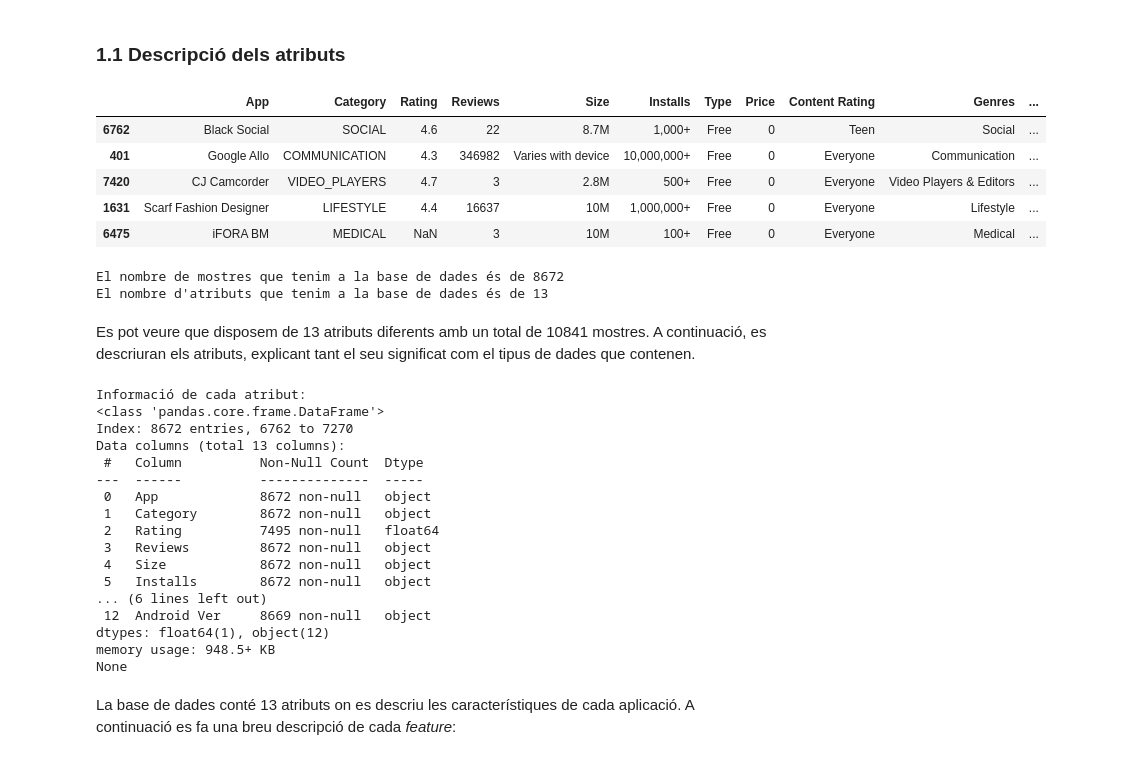
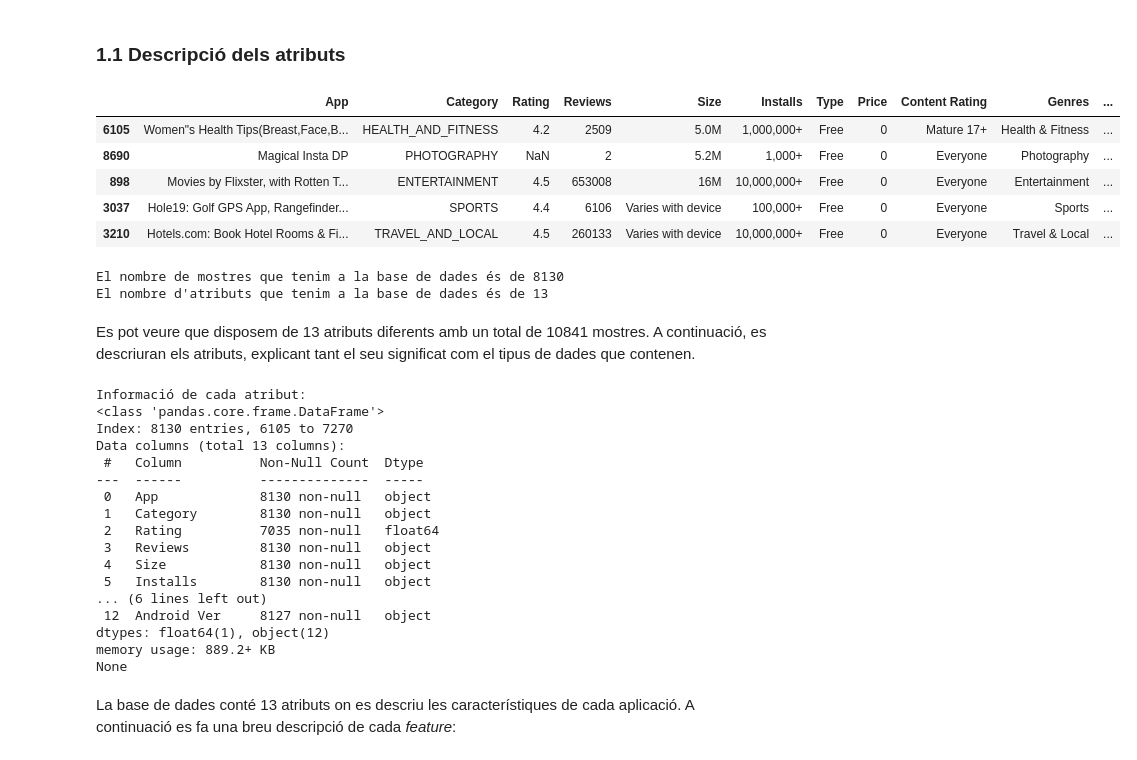
Before and after one commit to NIU1672001/Google-Play-Store-Apps, a Jupyter notebook: Google Play Store Apps.ipynb, the cells around one changed output. Cells and saved outputs as stored; diff of their text form; code cells hidden in the pictures.

```diff
--- a/Google Play Store Apps.ipynb
+++ b/Google Play Store Apps.ipynb
@@ -78,20 +78,20 @@ Per tant, en aquest apartat ens centrarem en una anàlisi exploratòria del data
 ### 1.1 Descripció dels atributs
 # %%
 apps_data = pd.read_csv("data/aplicacions.csv")
-train_data, test_data = train_test_split(apps_data, test_size=0.2, random_state=42)
+train_data, test_data = train_test_split(apps_data, test_size=0.25, random_state=42)
 train_data.head()
 # %% [output]
 |  | App | Category | Rating | Reviews | Size | Installs | Type | Price | Content Rating | Genres | ... |
-| 6762 | Black Social | SOCIAL | 4.6 | 22 | 8.7M | 1,000+ | Free | 0 | Teen | Social | ... |
-| 401 | Google Allo | COMMUNICATION | 4.3 | 346982 | Varies with device | 10,000,000+ | Free | 0 | Everyone | Communication | ... |
-| 7420 | CJ Camcorder | VIDEO_PLAYERS | 4.7 | 3 | 2.8M | 500+ | Free | 0 | Everyone | Video Players & Editors | ... |
-| 1631 | Scarf Fashion Designer | LIFESTYLE | 4.4 | 16637 | 10M | 1,000,000+ | Free | 0 | Everyone | Lifestyle | ... |
-| 6475 | iFORA BM | MEDICAL | NaN | 3 | 10M | 100+ | Free | 0 | Everyone | Medical | ... |
+| 6105 | Women"s Health Tips(Breast,Face,B... | HEALTH_AND_FITNESS | 4.2 | 2509 | 5.0M | 1,000,000+ | Free | 0 | Mature 17+ | Health & Fitness | ... |
+| 8690 | Magical Insta DP | PHOTOGRAPHY | NaN | 2 | 5.2M | 1,000+ | Free | 0 | Everyone | Photography | ... |
+| 898 | Movies by Flixster, with Rotten T... | ENTERTAINMENT | 4.5 | 653008 | 16M | 10,000,000+ | Free | 0 | Everyone | Entertainment | ... |
+| 3037 | Hole19: Golf GPS App, Rangefinder... | SPORTS | 4.4 | 6106 | Varies with device | 100,000+ | Free | 0 | Everyone | Sports | ... |
+| 3210 | Hotels.com: Book Hotel Rooms & Fi... | TRAVEL_AND_LOCAL | 4.5 | 260133 | Varies with device | 10,000,000+ | Free | 0 | Everyone | Travel & Local | ... |
 # %%
 print("El nombre de mostres que tenim a la base de dades és de", train_data.shape[0])
 print("El nombre d'atributs que tenim a la base de dades és de", train_data.shape[1])
 # %% [output]
-El nombre de mostres que tenim a la base de dades és de 8672
+El nombre de mostres que tenim a la base de dades és de 8130
 El nombre d'atributs que tenim a la base de dades és de 13
 # %% [markdown]
 Es pot veure que disposem de 13 atributs diferents amb un total de 10841 mostres. A continuació, es descriuran els atributs, explicant tant el seu significat com el tipus de dades que contenen.
@@ -101,20 +101,20 @@ print(train_data.info())
 # %% [output]
 Informació de cada atribut:
 <class 'pandas.core.frame.DataFrame'>
-Index: 8672 entries, 6762 to 7270
+Index: 8130 entries, 6105 to 7270
 Data columns (total 13 columns):
  #   Column          Non-Null Count  Dtype
 ---  ------          --------------  -----
- 0   App             8672 non-null   object
- 1   Category        8672 non-null   object
- 2   Rating          7495 non-null   float64
- 3   Reviews         8672 non-null   object
- 4   Size            8672 non-null   object
- 5   Installs        8672 non-null   object
+ 0   App             8130 non-null   object
+ 1   Category        8130 non-null   object
+ 2   Rating          7035 non-null   float64
+ 3   Reviews         8130 non-null   object
+ 4   Size            8130 non-null   object
+ 5   Installs        8130 non-null   object
 ... (6 lines left out)
- 12  Android Ver     8669 non-null   object
+ 12  Android Ver     8127 non-null   object
 dtypes: float64(1), object(12)
-memory usage: 948.5+ KB
+memory usage: 889.2+ KB
 None
 # %% [markdown]
 La base de dades conté 13 atributs on es descriu les característiques de cada aplicació. A continuació es fa una breu descripció de cada *feature*:
```
Also changed, not shown: parts of 24 cells of this notebook, 2 other files.
